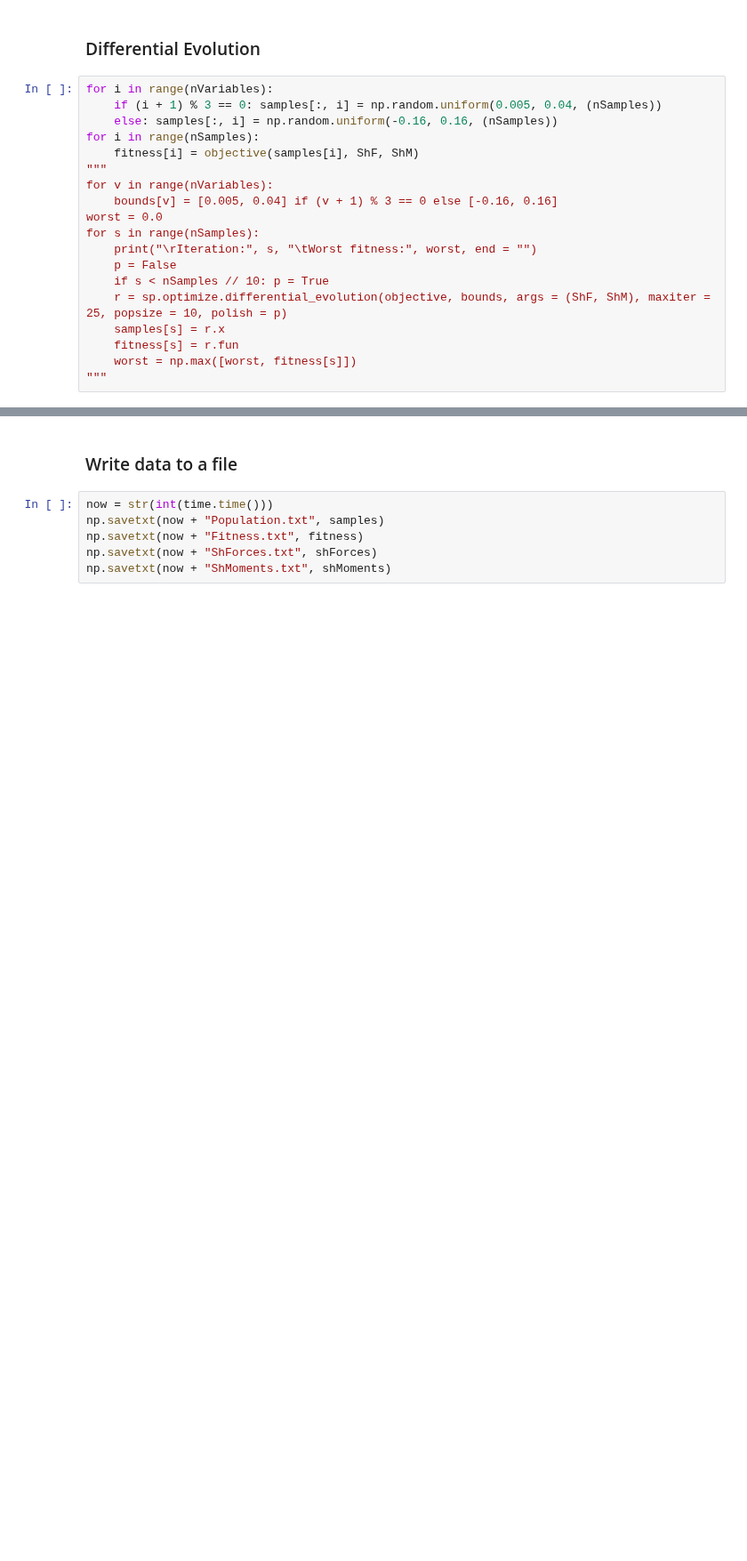
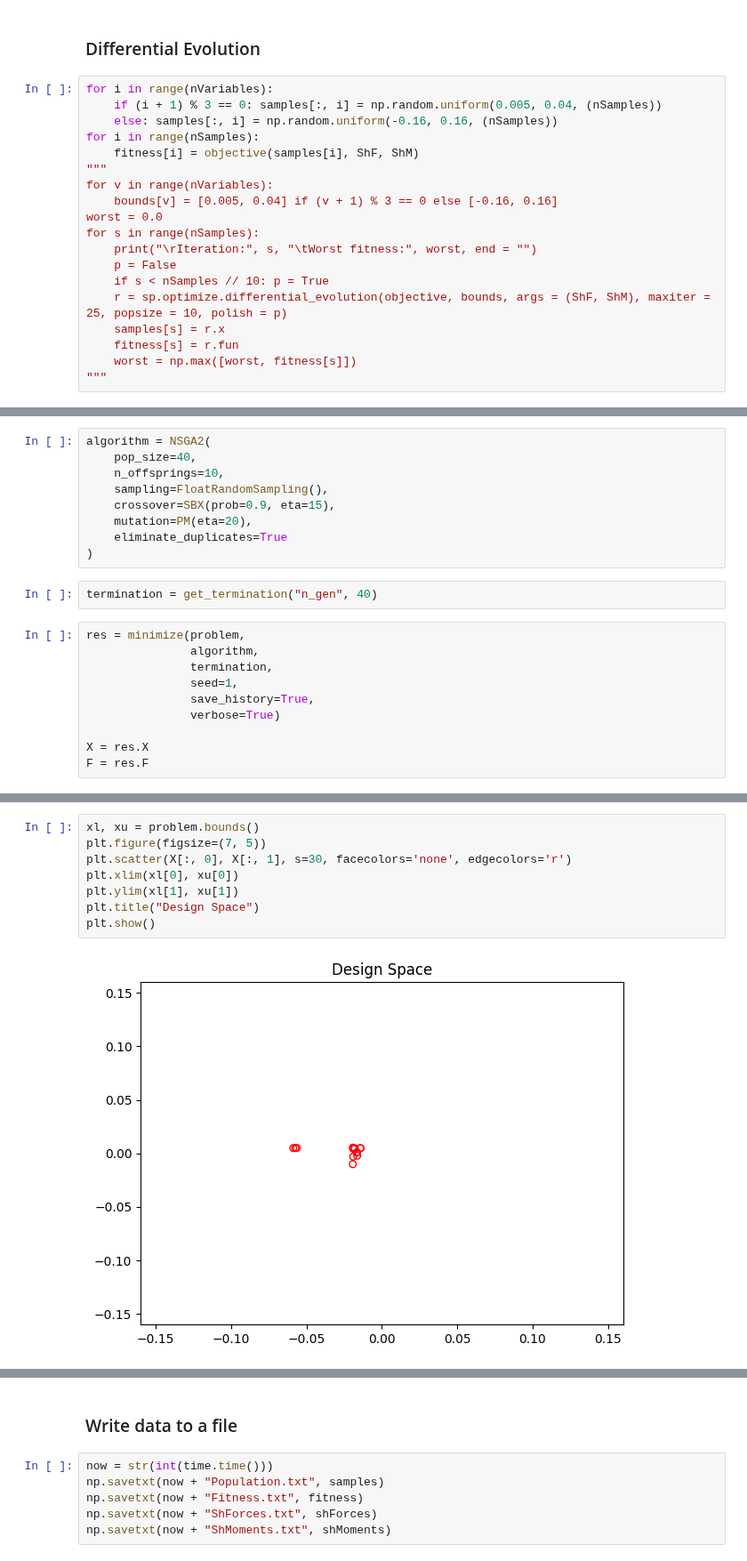
Before and after one commit to LuisR-jpg/Artificial-Intelligence---UP, a Jupyter notebook: Courses and Miscellaneous/Research/Exploration.ipynb, the cells around one changed output, grey strips where cells are left out. Shown at 89% size. Saved outputs shown, nothing was run; the diff lists cells and outputs as text; blank space fills up the shorter version.

```diff
--- a/Courses and Miscellaneous/Research/Exploration.ipynb
+++ b/Courses and Miscellaneous/Research/Exploration.ipynb
@@ -72,0 +102,21 @@ for s in range(nSamples):
+# %%
+algorithm = NSGA2(
+    pop_size=40,
+    n_offsprings=10,
+    sampling=FloatRandomSampling(),
+    crossover=SBX(prob=0.9, eta=15),
+    mutation=PM(eta=20),
+    eliminate_duplicates=True
+)
+# %%
+termination = get_termination("n_gen", 40)
+# %%
+res = minimize(problem,
+               algorithm,
+               termination,
+               seed=1,
+               save_history=True,
+               verbose=True)
+
+X = res.X
+F = res.F
@@ -72,0 +141,10 @@ for s in range(nSamples):
+# %%
+xl, xu = problem.bounds()
+plt.figure(figsize=(7, 5))
+plt.scatter(X[:, 0], X[:, 1], s=30, facecolors='none', edgecolors='r')
+plt.xlim(xl[0], xu[0])
+plt.ylim(xl[1], xu[1])
+plt.title("Design Space")
+plt.show()
+# %% [output]
+[figure, added]
```
Also changed, not shown: parts of 5 cells of this notebook.
